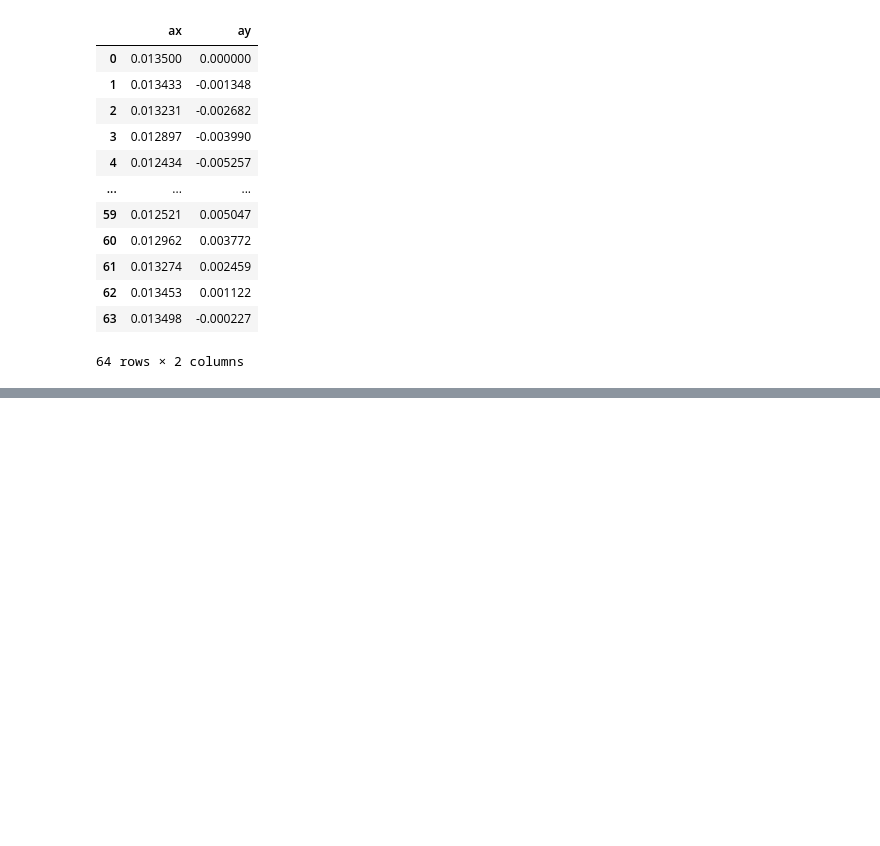
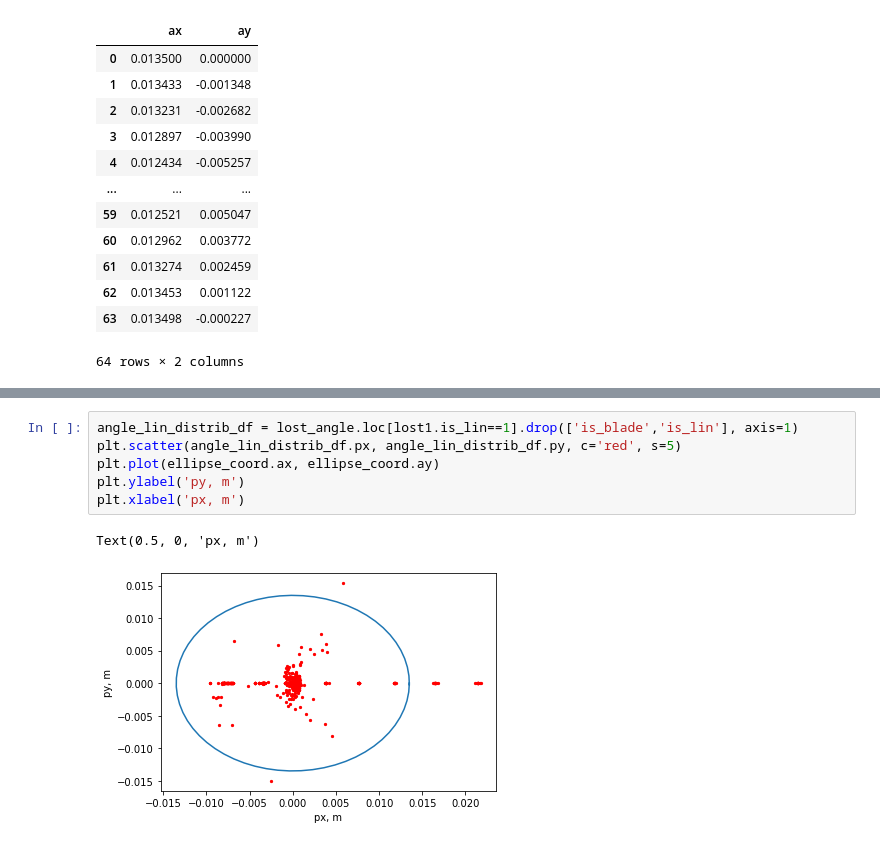
Before and after one commit to iremaize/jupyter, a Jupyter notebook: E_distrib.ipynb, the cells around one changed output, grey strips where cells are left out. Drawn from its saved outputs; the diff is of its cells as text; blank space fills up the shorter version.

```diff
--- a/E_distrib.ipynb
+++ b/E_distrib.ipynb
@@ -237,0 +112,9 @@ Name: is_rotary_mag, dtype: int64
+# %%
+angle_lin_distrib_df = lost_angle.loc[lost1.is_lin==1].drop(['is_blade','is_lin'], axis=1)
+plt.scatter(angle_lin_distrib_df.px, angle_lin_distrib_df.py, c='red', s=5)
+plt.plot(ellipse_coord.ax, ellipse_coord.ay)
+plt.ylabel('py, m')
+plt.xlabel('px, m')
+# %% [output]
+Text(0.5, 0, 'px, m')
+[figure, added]
```
Also changed, not shown: parts of 42 cells of this notebook, 2 other files.
